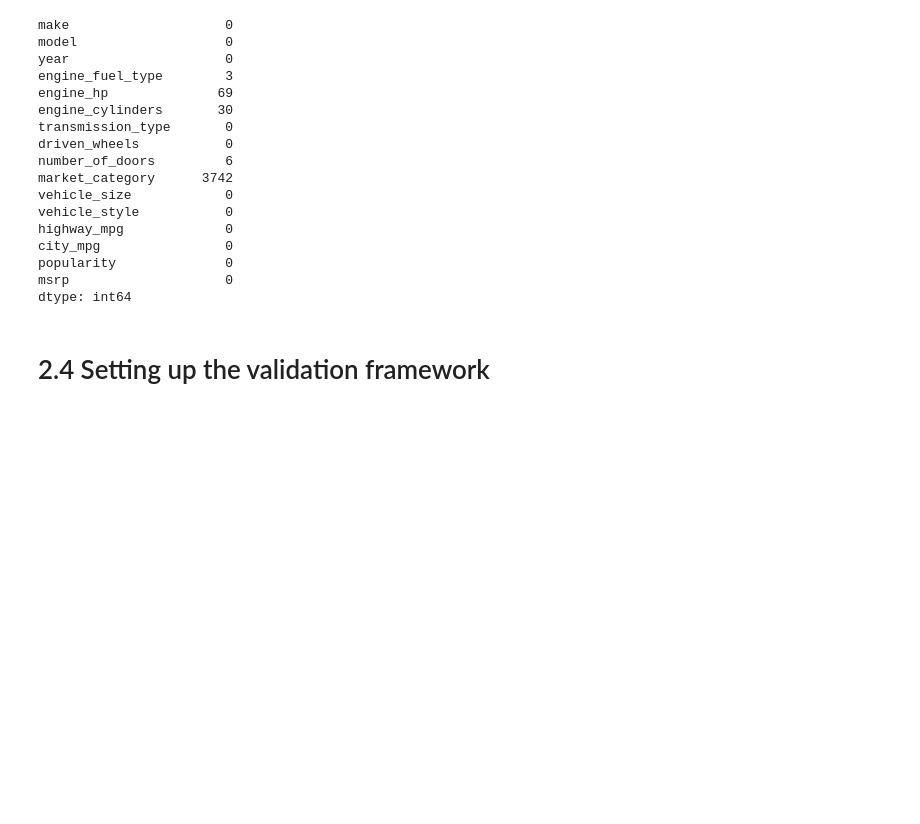
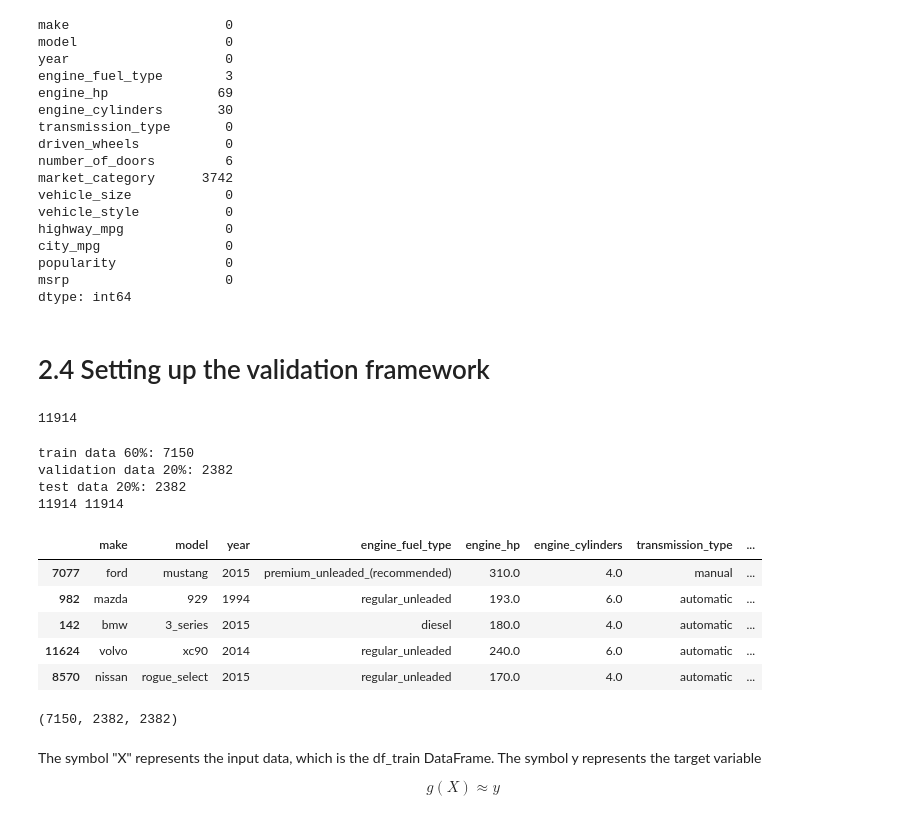
Before and after one commit to EfomahFidelis/Machine-Learning-Zoomcamp, a Jupyter notebook: price_predict_proj/notebooks/02_price_prediction_live.ipynb, the cells around one changed output. Cells and saved outputs as stored; diff of their text form; code cells hidden in the pictures; blank space fills up the shorter version.

Commit message:
Set up the validation framework in 02_price_prediction_live.ipynb

```diff
--- a/price_predict_proj/notebooks/02_price_prediction_live.ipynb
+++ b/price_predict_proj/notebooks/02_price_prediction_live.ipynb
@@ -190,3 +190,26 @@ msrp                    0
 dtype: int64
 # %% [markdown]
 # 2.4 Setting up the validation framework
+# %%
+# check the size of the dataset
+n = len(df)
+n
+# %% [output]
+11914
+# %%
+# split dataset into category train, validation, and test dataset
+
+n_validation = int(n * 0.2) # 20%
+n_test = int(n * 0.2) # 20%
+n_train = int(n -n_validation - n_test ) # 60%
+
+print(f"train data {n_train/len(df)*100:.0f}%: {n_train}")
+print(f"validation data {n_validation/len(df)*100:.0f}%: {n_validation}")
+print(f"test data {n_test/len(df)*100:.0f}%: {n_test}")
+
+print(n, n_train + n_validation + n_test)
+# %% [output]
+train data 60%: 7150
+validation data 20%: 2382
+test data 20%: 2382
+11914 11914
@@ -192,0 +222,3 @@ dtype: int64
+# %%
+# get an index for the dataset
+idx = np.arange(n)
@@ -192,0 +231,21 @@ dtype: int64
+# %%
+# shuffle the split dataset
+
+df_train = df.iloc[idx[:n_train]]
+df_val = df.iloc[idx[n_train : n_train + n_validation]]
+df_test = df.iloc[idx[n_train + n_validation:]]
+# %%
+df_train.head()
+# %% [output]
+|  | make | model | year | engine_fuel_type | engine_hp | engine_cylinders | transmission_type | ... |
+| 7077 | ford | mustang | 2015 | premium_unleaded_(recommended) | 310.0 | 4.0 | manual | ... |
+| 982 | mazda | 929 | 1994 | regular_unleaded | 193.0 | 6.0 | automatic | ... |
+| 142 | bmw | 3_series | 2015 | diesel | 180.0 | 4.0 | automatic | ... |
+| 11624 | volvo | xc90 | 2014 | regular_unleaded | 240.0 | 6.0 | automatic | ... |
+| 8570 | nissan | rogue_select | 2015 | regular_unleaded | 170.0 | 4.0 | automatic | ... |
+# %%
+# verify count / size of dataset category
+
+len(df_train), len(df_val), len(df_test)
+# %% [output]
+(7150, 2382, 2382)
@@ -192,0 +258,4 @@ dtype: int64
+# %% [markdown]
+The symbol "X" represents the input data, which is the df_train DataFrame. The symbol y represents the target variable
+
+$$g(X) \approx y$$
```
Also changed, not shown: parts of 6 cells of this notebook.
